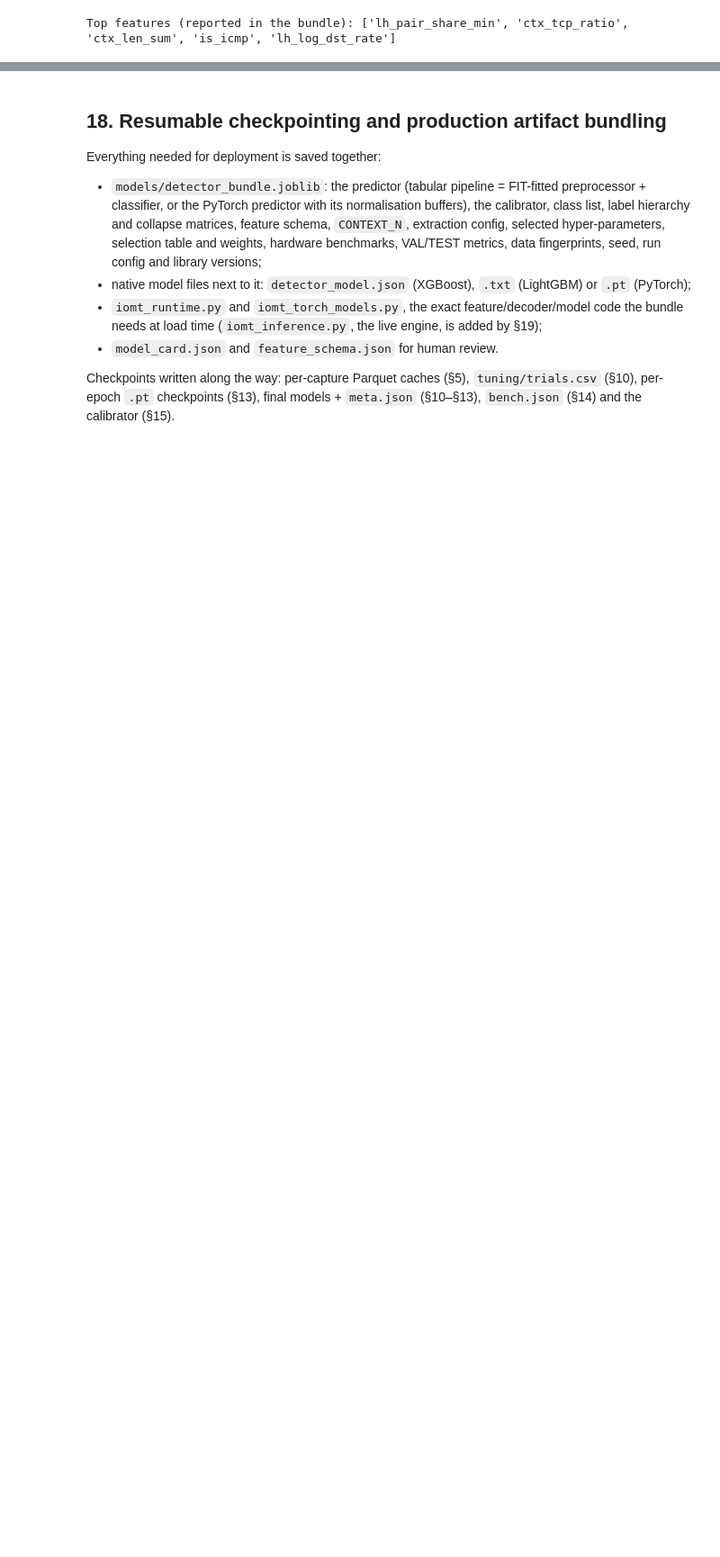
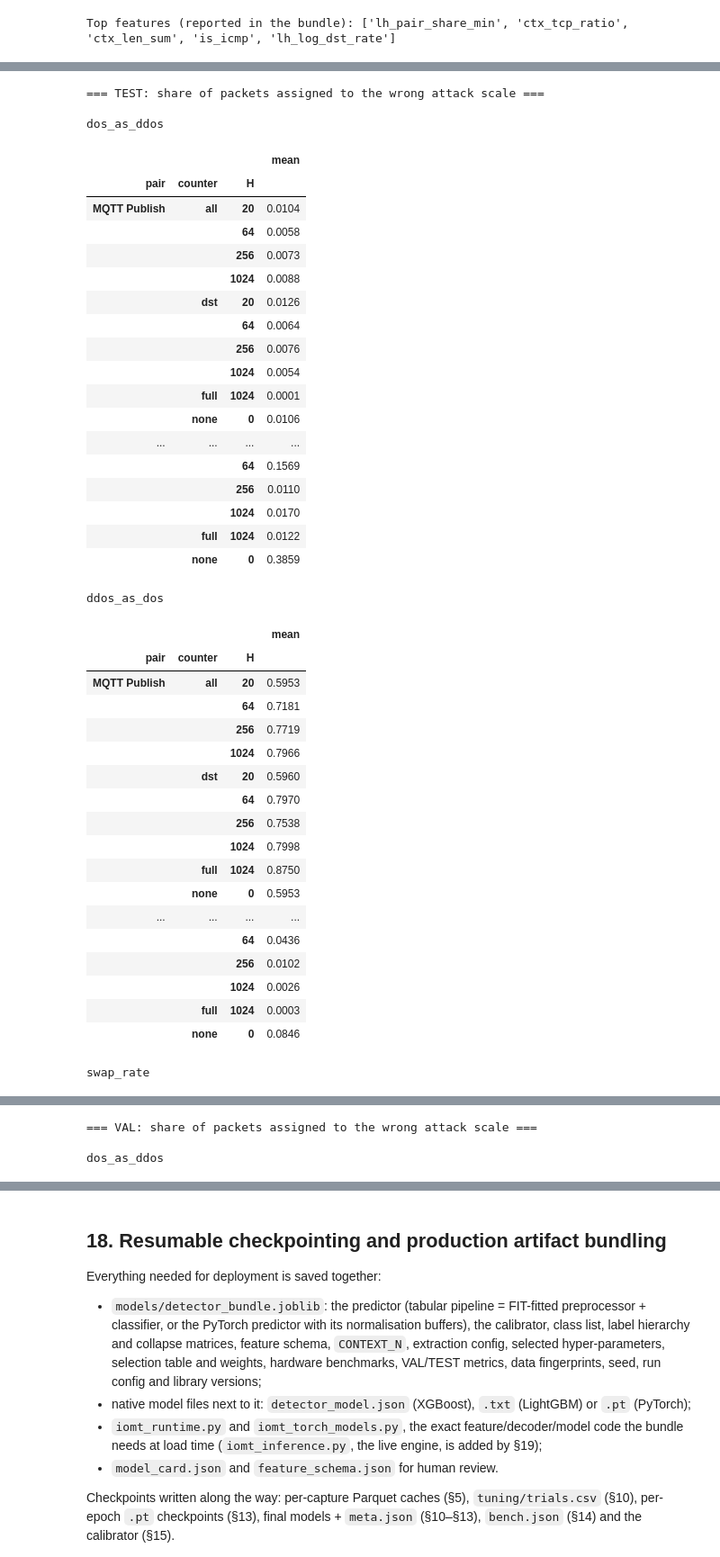
Before and after one commit to HaiderAbbas0/FYP, a Jupyter notebook: FYP_IoMT_PCAP_Detector.ipynb, the cells around one changed output, grey strips where cells are left out. Shown at 90% size. Saved outputs shown, nothing was run; the diff lists cells and outputs as text; code cells hidden in the pictures; blank space fills up the shorter version.

```diff
--- a/FYP_IoMT_PCAP_Detector.ipynb
+++ b/FYP_IoMT_PCAP_Detector.ipynb
@@ -3748,0 +3889,74 @@ Per protocol pair on TEST (share of the pair's true packets assigned to the wron
+# %%
+# ===================================================== CELL 3 =====================================================
+# Results tables and figure
+def table(partition, value):
+    d = EXP[EXP.partition == partition]
+    g = d.groupby(["pair", "counter", "H"])[value].agg(["mean", "std"] if len(EXP_SEEDS) > 1 else ["mean"])
+    return g.round(4)
+
+for part in ("TEST", "VAL"):
+    print(f"\n=== {part}: share of packets assigned to the wrong attack scale ===")
+    for v in ("dos_as_ddos", "ddos_as_dos", "swap_rate"):
+        print(f"\n{v}"); display(table(part, v))
+
+print("\nMost common wrong label per true class (TEST, seed 0):")
+display(EXP[(EXP.partition == "TEST") & (EXP.seed == EXP_SEEDS[0])]
+        [["pair", "counter", "H", "dos_main_error", "ddos_main_error"]].reset_index(drop=True))
+
+import matplotlib.pyplot as plt
+fig, axes = plt.subplots(1, 2, figsize=(12, 4.2), sharey=True)
+for ax, label in zip(axes, EXP_PAIRS):
+    d = EXP[(EXP.partition == "TEST") & (EXP.pair == label)]
+    for i, (ctr, name) in enumerate([("all", "count sources over all traffic"), ("dst", "count sources per destination")]):
+        s = d[d.counter == ctr].groupby("H").swap_rate.mean()
+        ax.plot(s.index, s.values, marker="os"[i], lw=2, color=SERIES_COLORS[i], label=name)
+    for ctr, name, ls in [("none", "no source count (previous design)", ":"), ("full", "all 8 long-horizon features", "--")]:
+        ax.axhline(d[d.counter == ctr].swap_rate.mean(), color="#666", ls=ls, lw=1.2, label=name)
+    ax.set_xscale("log", base=2); ax.set_xticks(H_GRID, [str(h) for h in H_GRID])
+    ax.set_xlabel("look-back length (packets)"); ax.set_title(label)
+axes[0].set_ylabel("DoS<->DDoS swap rate on TEST (lower is better)")
+axes[1].legend(fontsize=8, loc="best")
+fig.suptitle(f"How far back, and counted how? ({EXP_MODEL}, same packets in every run)")
+fig.tight_layout(); save_fig(fig, "history_window_experiment")
+# %% [output]
+=== TEST: share of packets assigned to the wrong attack scale ===
+
+dos_as_ddos
+|  |  |  | mean |
+| pair | counter | H |  |
+| MQTT Publish | all | 20 | 0.0104 |
+|  |  | 64 | 0.0058 |
+|  |  | 256 | 0.0073 |
+|  |  | 1024 | 0.0088 |
+|  | dst | 20 | 0.0126 |
+|  |  | 64 | 0.0064 |
+|  |  | 256 | 0.0076 |
+|  |  | 1024 | 0.0054 |
+|  | full | 1024 | 0.0001 |
+|  | none | 0 | 0.0106 |
+| ... | ... | ... | ... |
+|  |  | 64 | 0.1569 |
+|  |  | 256 | 0.0110 |
+|  |  | 1024 | 0.0170 |
+|  | full | 1024 | 0.0122 |
+|  | none | 0 | 0.3859 |
+ddos_as_dos
+|  |  |  | mean |
+| pair | counter | H |  |
+| MQTT Publish | all | 20 | 0.5953 |
+|  |  | 64 | 0.7181 |
+|  |  | 256 | 0.7719 |
+|  |  | 1024 | 0.7966 |
+|  | dst | 20 | 0.5960 |
+|  |  | 64 | 0.7970 |
+|  |  | 256 | 0.7538 |
+|  |  | 1024 | 0.7998 |
+|  | full | 1024 | 0.8750 |
+|  | none | 0 | 0.5953 |
+| ... | ... | ... | ... |
+|  |  | 64 | 0.0436 |
+|  |  | 256 | 0.0102 |
+|  |  | 1024 | 0.0026 |
+|  | full | 1024 | 0.0003 |
+|  | none | 0 | 0.0846 |
+swap_rate
@@ -3748,0 +3981,3 @@ Per protocol pair on TEST (share of the pair's true packets assigned to the wron
+=== VAL: share of packets assigned to the wrong attack scale ===
+
+dos_as_ddos
```
Also changed, not shown: parts of 13 cells of this notebook.
